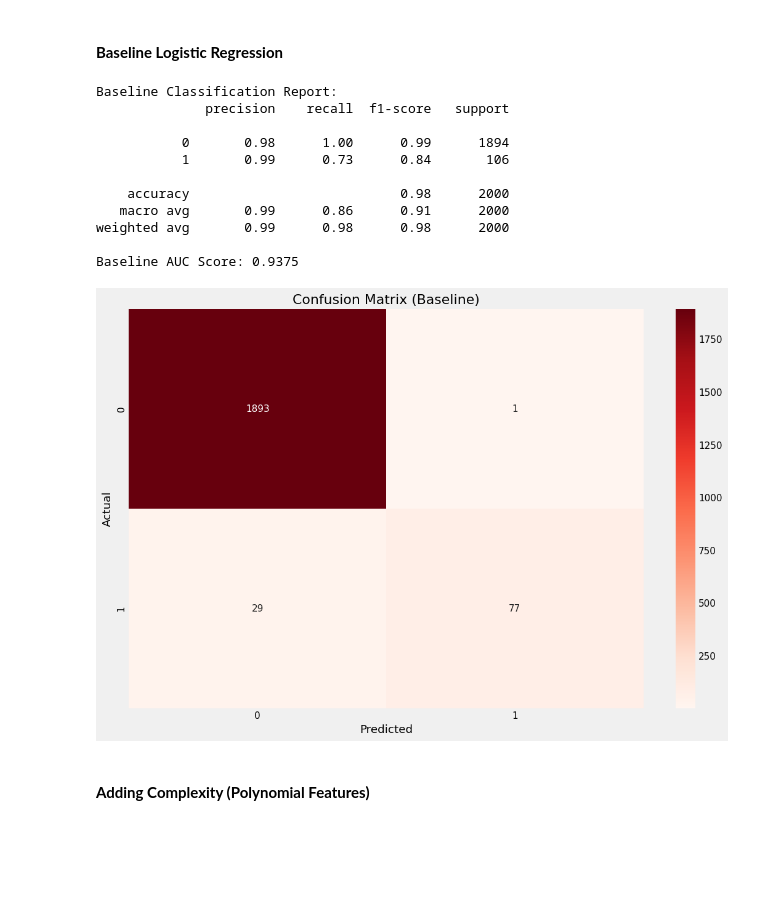
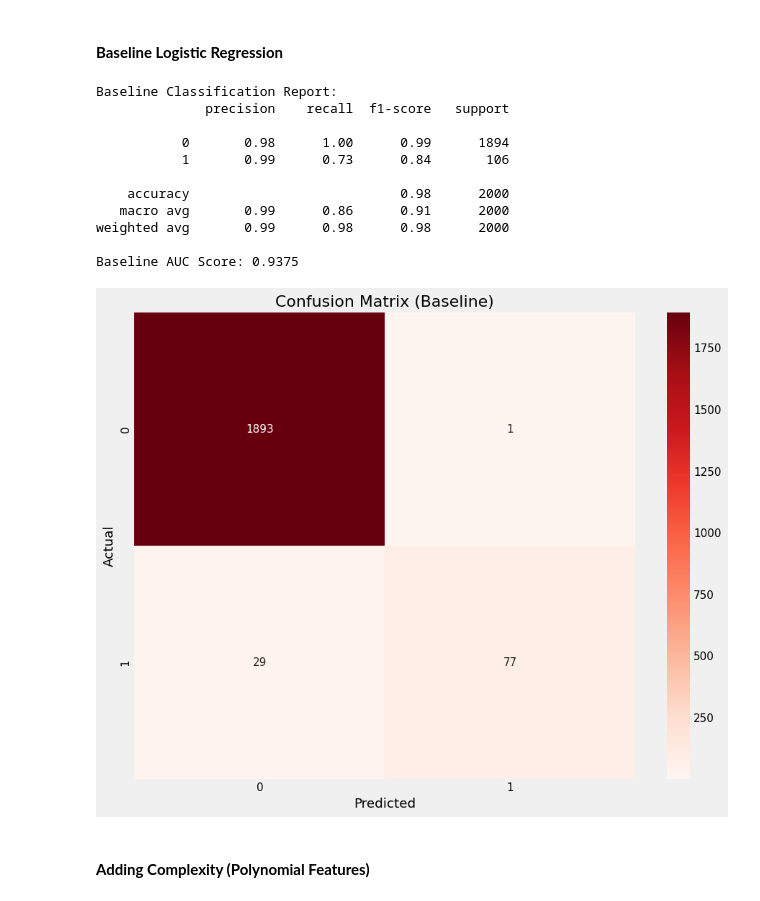
Before and after one commit to shortthirdman-org/Google-Colab-Notebooks, a Jupyter notebook: notebooks/MachineLearning_For_Quants.ipynb, the cells around one changed output. Saved outputs shown, nothing was run; the diff lists cells and outputs as text; code cells hidden in the pictures; blank space fills up the shorter version.

```diff
--- a/notebooks/MachineLearning_For_Quants.ipynb
+++ b/notebooks/MachineLearning_For_Quants.ipynb
@@ -560,34 +572,35 @@ model_base.fit(X_train_scaled, y_train)
 
 # Predict
 y_pred = model_base.predict(X_test_scaled)
 y_prob = model_base.predict_proba(X_test_scaled)[:, 1]
 
 # Evaluate
 print("Baseline Classification Report:")
 print(classification_report(y_test, y_pred))
 
 print(f"Baseline AUC Score: {roc_auc_score(y_test, y_prob):.4f}")
 
 # Visualizing the Imbalance in Confusion Matrix
 cm = confusion_matrix(y_test, y_pred)
+plt.figure(figsize=(10, 8))
 sns.heatmap(cm, annot=True, fmt='d', cmap='Reds')
 plt.title("Confusion Matrix (Baseline)")
 plt.xlabel("Predicted")
 plt.ylabel("Actual")
 plt.show()
 # %% [output]
 Baseline Classification Report:
               precision    recall  f1-score   support
 
            0       0.98      1.00      0.99      1894
            1       0.99      0.73      0.84       106
 
     accuracy                           0.98      2000
    macro avg       0.99      0.86      0.91      2000
 weighted avg       0.99      0.98      0.98      2000
 
 Baseline AUC Score: 0.9375
-[figure, old version]
+[figure, new version]
 # %% [markdown]
 #### **Adding Complexity (Polynomial Features)**
 # %%
```
Also changed, not shown: parts of 64 cells of this notebook.
